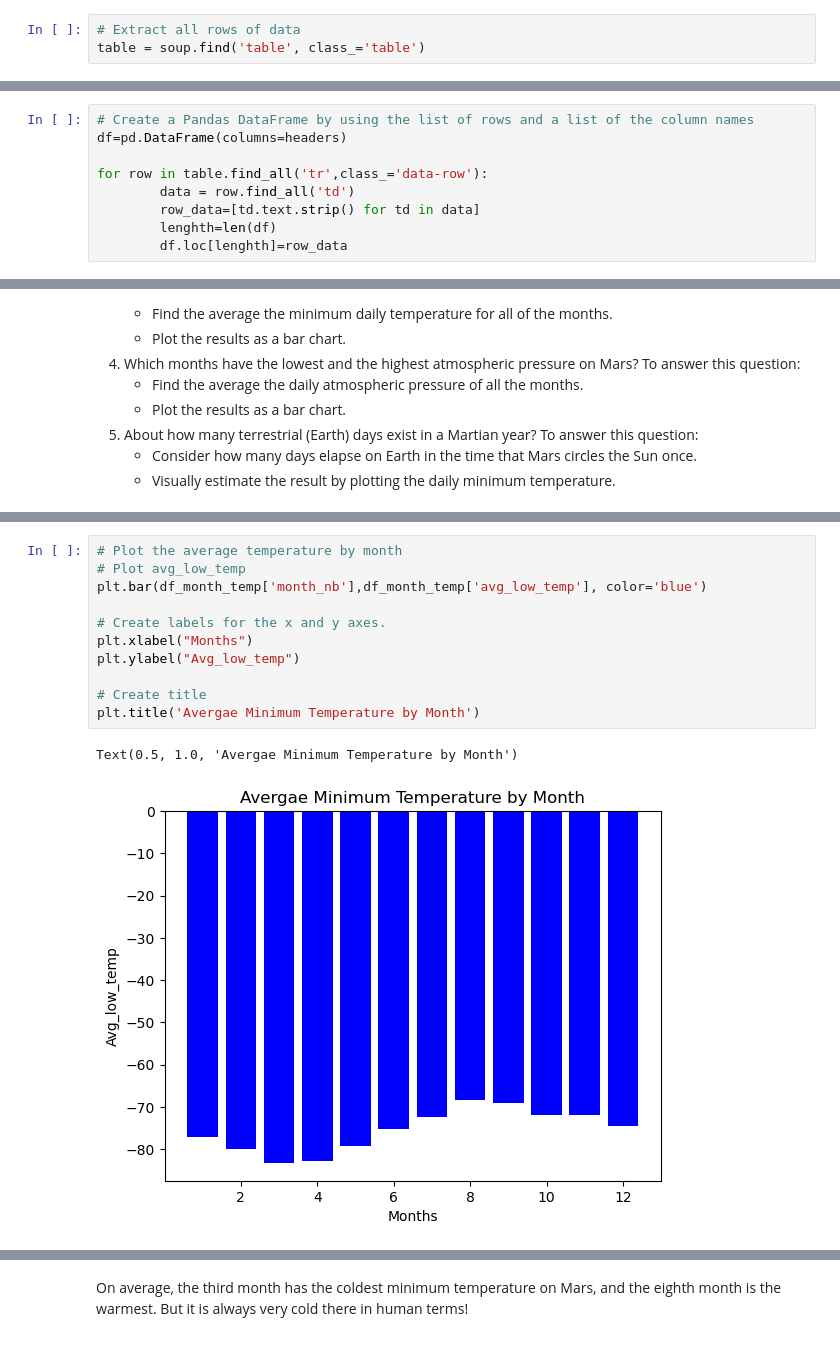
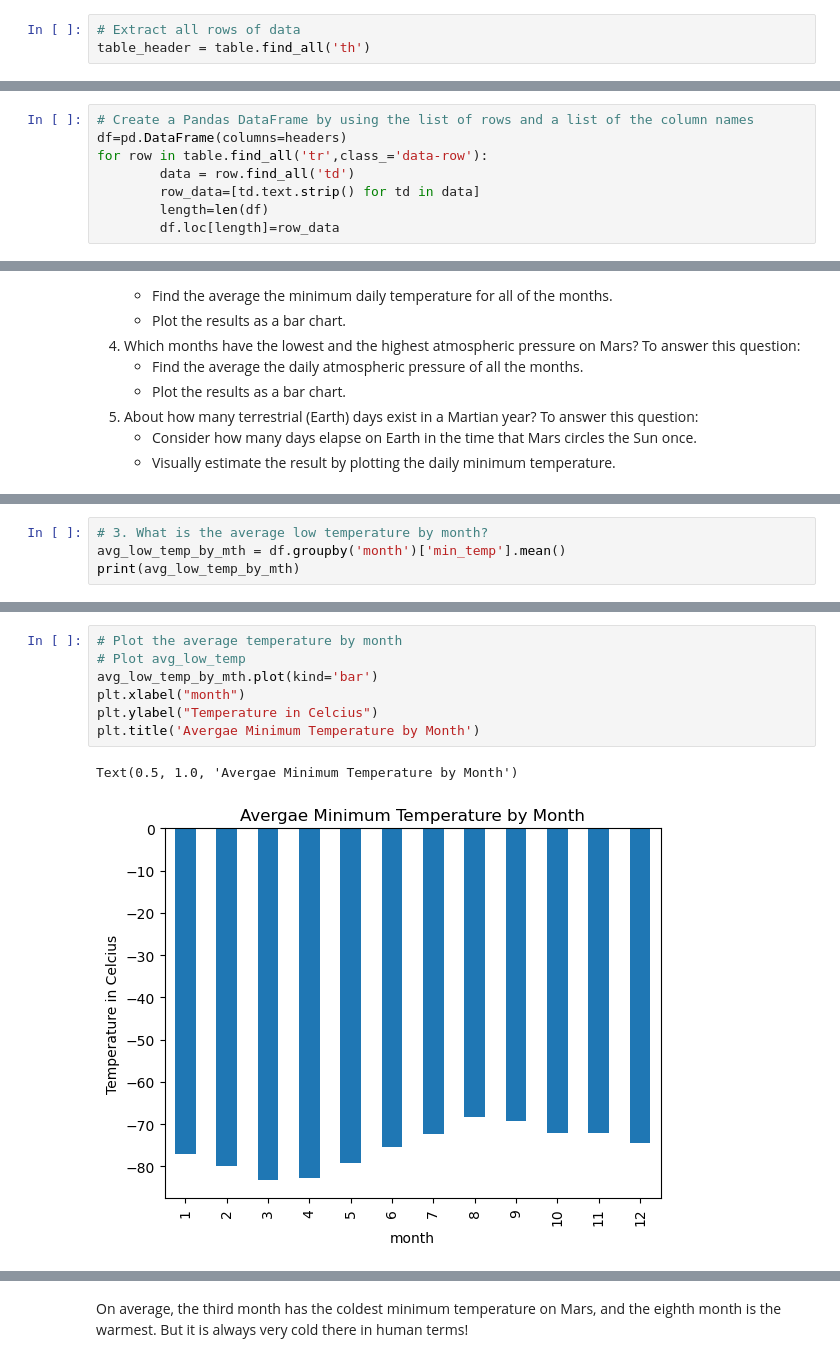
Before and after one commit to shef1109/Mission-to-Mars, a Jupyter notebook: Challenge Assignment Starter Code/part_2_mars_weather.ipynb, the cells around one changed output, grey strips where cells are left out. Drawn from its saved outputs; the diff is of its cells as text.

```diff
--- a/Challenge Assignment Starter Code/part_2_mars_weather.ipynb
+++ b/Challenge Assignment Starter Code/part_2_mars_weather.ipynb
@@ -58,7 +58,7 @@ table
 </tbody></table>
 # %%
 # Extract all rows of data
-table = soup.find('table', class_='table')
+table_header = table.find_all('th')
 # %% [markdown]
 ### Step 3: Store the Data
 
@@ -89,12 +88,11 @@ headers
 # %%
 # Create a Pandas DataFrame by using the list of rows and a list of the column names
 df=pd.DataFrame(columns=headers)
-
 for row in table.find_all('tr',class_='data-row'):
         data = row.find_all('td')
         row_data=[td.text.strip() for td in data]
-        lenghth=len(df)
-        df.loc[lenghth]=row_data
+        length=len(df)
+        df.loc[length]=row_data
 # %%
 # Confirm DataFrame was created successfully
 df
@@ -223,0 +190,4 @@ print(f')
+# %%
+# 3. What is the average low temperature by month?
+avg_low_temp_by_mth = df.groupby('month')['min_temp'].mean()
+print(avg_low_temp_by_mth)
@@ -224,14 +209,10 @@ print(f')
 # %%
 # Plot the average temperature by month
 # Plot avg_low_temp
-plt.bar(df_month_temp['month_nb'],df_month_temp['avg_low_temp'], color='blue')
-
-# Create labels for the x and y axes.
-plt.xlabel("Months")
-plt.ylabel("Avg_low_temp")
-
-# Create title
+avg_low_temp_by_mth.plot(kind='bar')
+plt.xlabel("month")
+plt.ylabel("Temperature in Celcius")
 plt.title('Avergae Minimum Temperature by Month')
 # %% [output]
 Text(0.5, 1.0, 'Avergae Minimum Temperature by Month')
-[figure, old version]
+[figure, new version]
```
Also changed, not shown: parts of 14 cells of this notebook.
